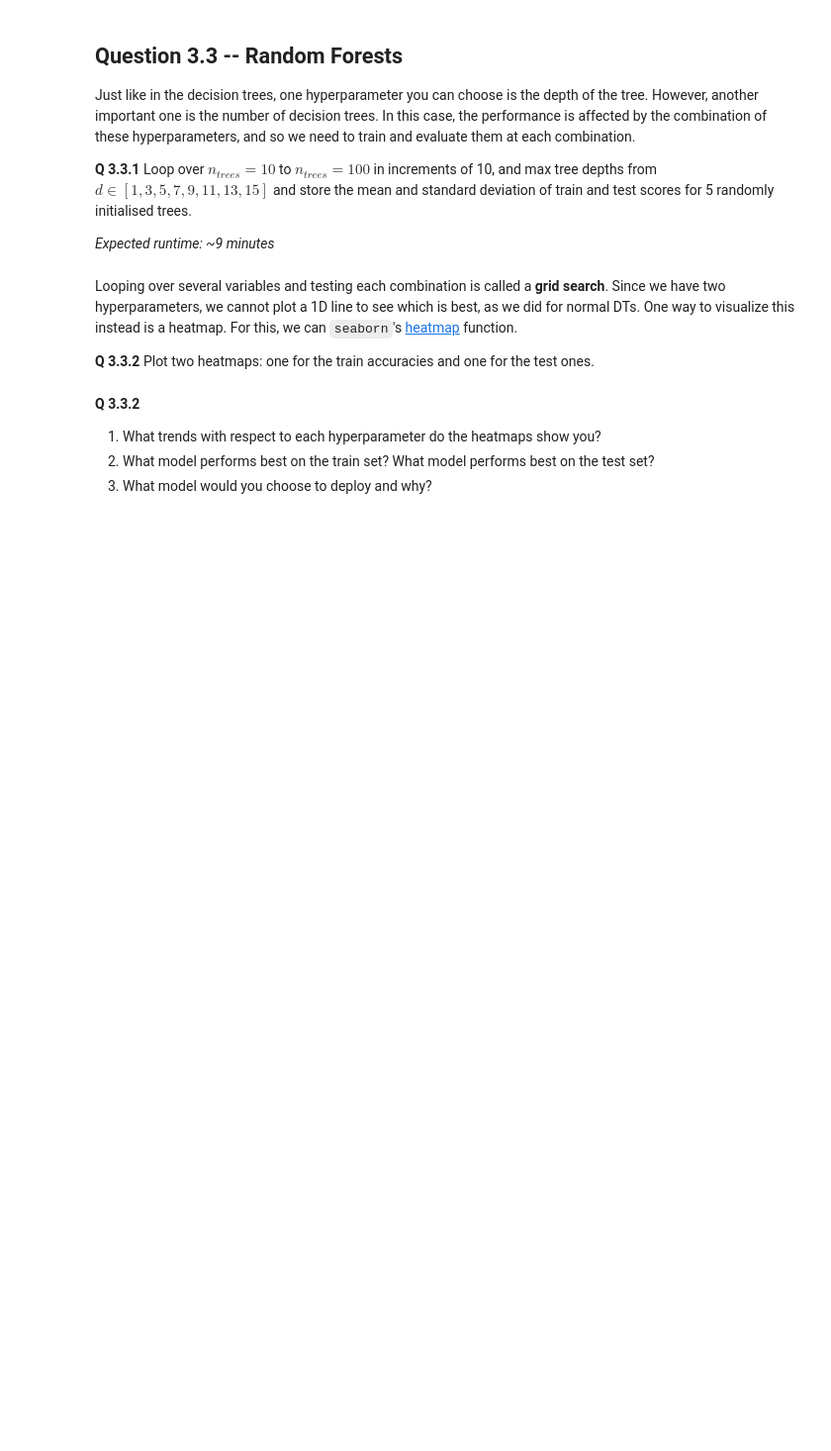
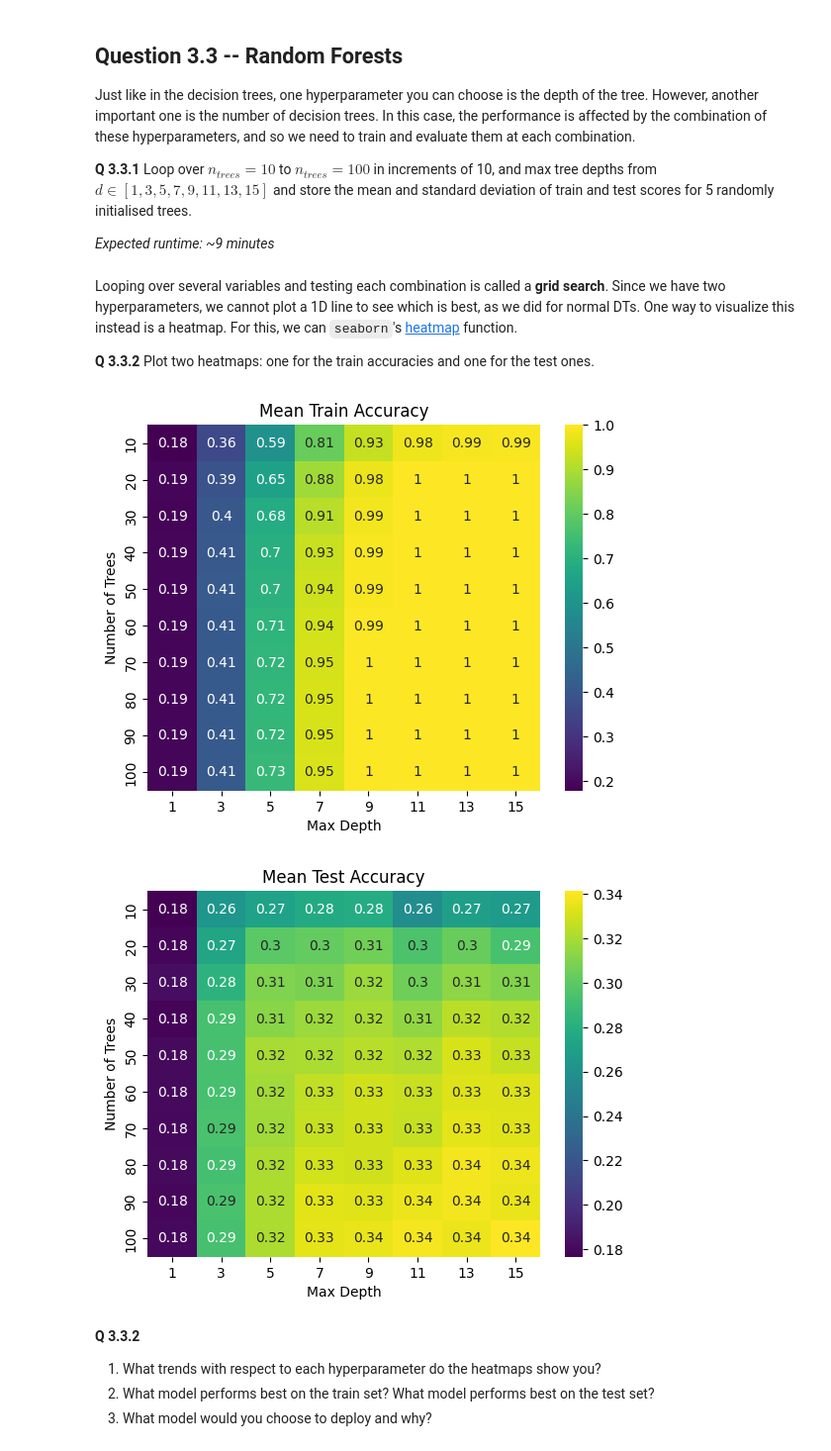
Before and after one commit to Marijnop/Assignments, a Jupyter notebook: Assignment 2 - Empty.ipynb, the cells around one changed output. Shown at 99% size. Cells and saved outputs as stored; diff of their text form; code cells hidden in the pictures; blank space fills up the shorter version.

```diff
--- a/Assignment 2 - Empty.ipynb
+++ b/Assignment 2 - Empty.ipynb
@@ -238,20 +251,23 @@ Looping over several variables and testing each combination is called a **grid s
 # %%
 import seaborn as sns
 # Figure 1
 plt.figure()
-sns.heatmap(..., annot=True) # create seaborn heatmap with annotations.
-# add proper xticklabels and yticklabels
-# add a title
-...
+sns.heatmap(train_acc_mean, annot=True, xticklabels=depths, yticklabels=n_trees, cmap='viridis')
+plt.xlabel('Max Depth')
+plt.ylabel('Number of Trees')
+plt.title('Mean Train Accuracy')
 plt.show()
 
 # Figure 2
 plt.figure()
-# create seaborn heatmap with annotations
-# add proper xticklabels and yticklabels
-# add a title
-...
+sns.heatmap(test_acc_mean, annot=True, xticklabels=depths, yticklabels=n_trees, cmap='viridis')
+plt.xlabel('Max Depth')
+plt.ylabel('Number of Trees')
+plt.title('Mean Test Accuracy')
 plt.show()
+# %% [output]
+[figure, added]
+[figure, added]
 # %% [markdown]
 **Q 3.3.2**
 1. What trends with respect to each hyperparameter do the heatmaps show you?
```
Also changed, not shown: parts of 6 cells of this notebook.
